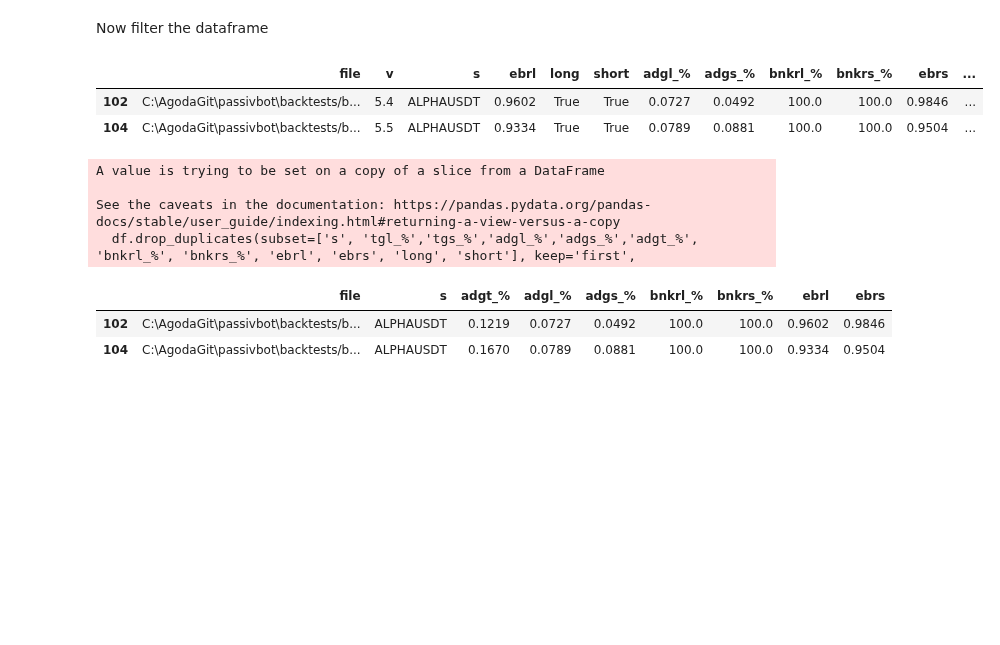
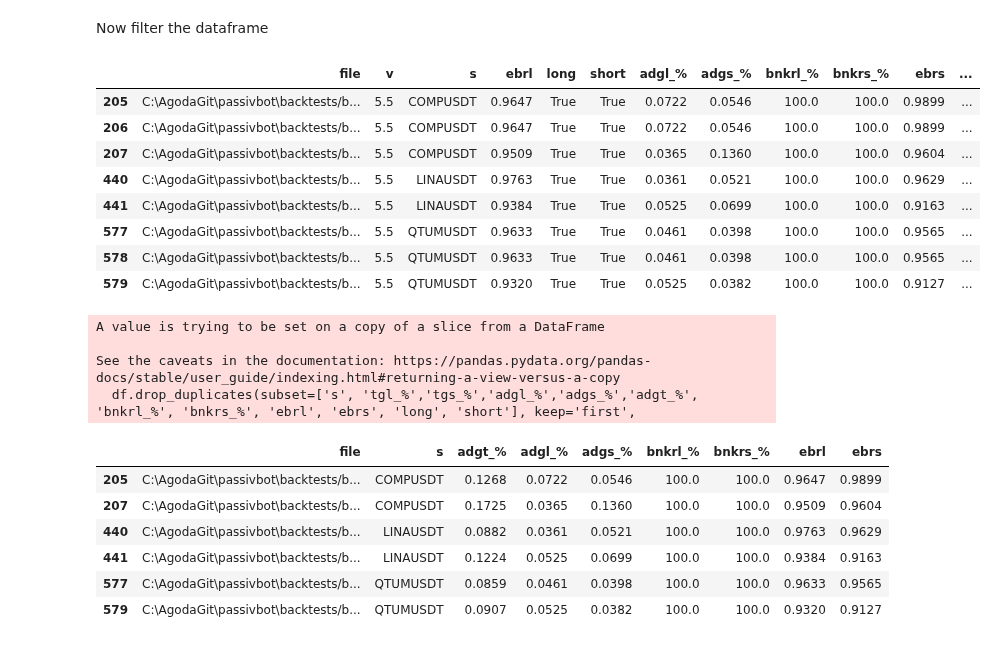
Before and after one commit to shroukkhan/passivbot, a Jupyter notebook: analyze_result.ipynb, the cells around one changed output. Saved outputs shown, nothing was run; the diff lists cells and outputs as text; code cells hidden in the pictures; blank space fills up the shorter version.

```diff
--- a/analyze_result.ipynb
+++ b/analyze_result.ipynb
@@ -83,38 +83,44 @@ allowed_symbols = ["ETHUSDT", "XRPUSDT", "1000SHIBUSDT", "DOGEUSDT", "ADAUSDT",
                    "ALGOUSDT", "CHZUSDT", "TRXUSDT", "VETUSDT", "CHRUSDT",
                    "ONEUSDT", "OMGUSDT", "XLMUSDT", "RUNEUSDT", "ENJUSDT",
                    "CELRUSDT", "SXPUSDT", "1INCHUSDT", "SRMUSDT", "COTIUSDT",
                    "ZECUSDT", "QTUMUSDT", "GRTUSDT", "DENTUSDT", "SFPUSDT",
                    "STORJUSDT", "IOTAUSDT", "HOTUSDT", "NEOUSDT", "COMPUSDT",
                    "LINAUSDT", "KAVAUSDT", "BATUSDT", "WAVESUSDT", "IOSTUSDT",
                    "ALPHAUSDT", "RLCUSDT", "HBARUSDT", "DODOUSDT", "XMRUSDT",
                    "SNXUSDT", "ANKRUSDT", "DASHUSDT", "REEFUSDT", "ZENUSDT",
                    "CVCUSDT", "RENUSDT", "ICXUSDT", "RSRUSDT", "SKLUSDT",
                    "NKNUSDT", "BELUSDT", "ONTUSDT", "OGNUSDT", "BLZUSDT",
                    "MTLUSDT", "CTKUSDT", "RVNUSDT", "LITUSDT", "MKRUSDT",
                    "OCEANUSDT", "ZILUSDT", "UNFIUSDT", "BANDUSDT", "YFIIUSDT",
                    "TOMOUSDT", "TRBUSDT", "KNCUSDT", "STMXUSDT", "ZRXUSDT",
                    "SCUSDT", "AKROUSDT", "XEMUSDT", "FLMUSDT", "BALUSDT",
                    "BTSUSDT", "DGBUSDT", "DEFIUSDT"]
 
-allowed_symbols = ["ALPHAUSDT"]
+allowed_symbols = ["COMPUSDT","QTUMUSDT","LINAUSDT"]
 big_data['adgt_%'] = big_data['adgl_%']+big_data['adgs_%']
 df = big_data[(big_data.s.isin(allowed_symbols))
               & (big_data['long'] == True)
               & (big_data['short'] == True)
-              & (big_data['adgt_%'] > 0.1 )
+              #& (big_data['adgt_%'] > 0.1 )
               & (big_data['bnkrl_%'] > 95.0)
               & (big_data['bnkrs_%'] > 95.0)
-              #& (big_data['v'] == '5.5')
+              & (big_data['v'] == '5.5')
 
     # & (big_data['tg_%'] > 10)
     # & (big_data['ebr'] > .85)
               ]
 #df['total_adg'] = big_data['adgl_%'] + big_data['adgs_%']
 df
 # %% [output]
 |  | file | v | s | ebrl | long | short | adgl_% | adgs_% | bnkrl_% | bnkrs_% | ebrs | ... |
-| 102 | C:\AgodaGit\passivbot\backtests/b... | 5.4 | ALPHAUSDT | 0.9602 | True | True | 0.0727 | 0.0492 | 100.0 | 100.0 | 0.9846 | ... |
-| 104 | C:\AgodaGit\passivbot\backtests/b... | 5.5 | ALPHAUSDT | 0.9334 | True | True | 0.0789 | 0.0881 | 100.0 | 100.0 | 0.9504 | ... |
+| 205 | C:\AgodaGit\passivbot\backtests/b... | 5.5 | COMPUSDT | 0.9647 | True | True | 0.0722 | 0.0546 | 100.0 | 100.0 | 0.9899 | ... |
+| 206 | C:\AgodaGit\passivbot\backtests/b... | 5.5 | COMPUSDT | 0.9647 | True | True | 0.0722 | 0.0546 | 100.0 | 100.0 | 0.9899 | ... |
+| 207 | C:\AgodaGit\passivbot\backtests/b... | 5.5 | COMPUSDT | 0.9509 | True | True | 0.0365 | 0.1360 | 100.0 | 100.0 | 0.9604 | ... |
+| 440 | C:\AgodaGit\passivbot\backtests/b... | 5.5 | LINAUSDT | 0.9763 | True | True | 0.0361 | 0.0521 | 100.0 | 100.0 | 0.9629 | ... |
+| 441 | C:\AgodaGit\passivbot\backtests/b... | 5.5 | LINAUSDT | 0.9384 | True | True | 0.0525 | 0.0699 | 100.0 | 100.0 | 0.9163 | ... |
+| 577 | C:\AgodaGit\passivbot\backtests/b... | 5.5 | QTUMUSDT | 0.9633 | True | True | 0.0461 | 0.0398 | 100.0 | 100.0 | 0.9565 | ... |
+| 578 | C:\AgodaGit\passivbot\backtests/b... | 5.5 | QTUMUSDT | 0.9633 | True | True | 0.0461 | 0.0398 | 100.0 | 100.0 | 0.9565 | ... |
+| 579 | C:\AgodaGit\passivbot\backtests/b... | 5.5 | QTUMUSDT | 0.9320 | True | True | 0.0525 | 0.0382 | 100.0 | 100.0 | 0.9127 | ... |
 # %%
 df.drop_duplicates(subset=['s', 'tgl_%','tgs_%','adgl_%','adgs_%','adgt_%', 'bnkrl_%', 'bnkrs_%', 'ebrl', 'ebrs', 'long', 'short'], keep='first',
                    inplace=True)
@@ -126,5 +132,9 @@ A value is trying to be set on a copy of a slice from a DataFrame
 See the caveats in the documentation: https://pandas.pydata.org/pandas-docs/stable/user_guide/indexing.html#returning-a-view-versus-a-copy
   df.drop_duplicates(subset=['s', 'tgl_%','tgs_%','adgl_%','adgs_%','adgt_%', 'bnkrl_%', 'bnkrs_%', 'ebrl', 'ebrs', 'long', 'short'], keep='first',
 |  | file | s | adgt_% | adgl_% | adgs_% | bnkrl_% | bnkrs_% | ebrl | ebrs |
-| 102 | C:\AgodaGit\passivbot\backtests/b... | ALPHAUSDT | 0.1219 | 0.0727 | 0.0492 | 100.0 | 100.0 | 0.9602 | 0.9846 |
-| 104 | C:\AgodaGit\passivbot\backtests/b... | ALPHAUSDT | 0.1670 | 0.0789 | 0.0881 | 100.0 | 100.0 | 0.9334 | 0.9504 |
+| 205 | C:\AgodaGit\passivbot\backtests/b... | COMPUSDT | 0.1268 | 0.0722 | 0.0546 | 100.0 | 100.0 | 0.9647 | 0.9899 |
+| 207 | C:\AgodaGit\passivbot\backtests/b... | COMPUSDT | 0.1725 | 0.0365 | 0.1360 | 100.0 | 100.0 | 0.9509 | 0.9604 |
+| 440 | C:\AgodaGit\passivbot\backtests/b... | LINAUSDT | 0.0882 | 0.0361 | 0.0521 | 100.0 | 100.0 | 0.9763 | 0.9629 |
+| 441 | C:\AgodaGit\passivbot\backtests/b... | LINAUSDT | 0.1224 | 0.0525 | 0.0699 | 100.0 | 100.0 | 0.9384 | 0.9163 |
+| 577 | C:\AgodaGit\passivbot\backtests/b... | QTUMUSDT | 0.0859 | 0.0461 | 0.0398 | 100.0 | 100.0 | 0.9633 | 0.9565 |
+| 579 | C:\AgodaGit\passivbot\backtests/b... | QTUMUSDT | 0.0907 | 0.0525 | 0.0382 | 100.0 | 100.0 | 0.9320 | 0.9127 |
```
Also changed, not shown: parts of 1 cell of this notebook, 6 other files.
